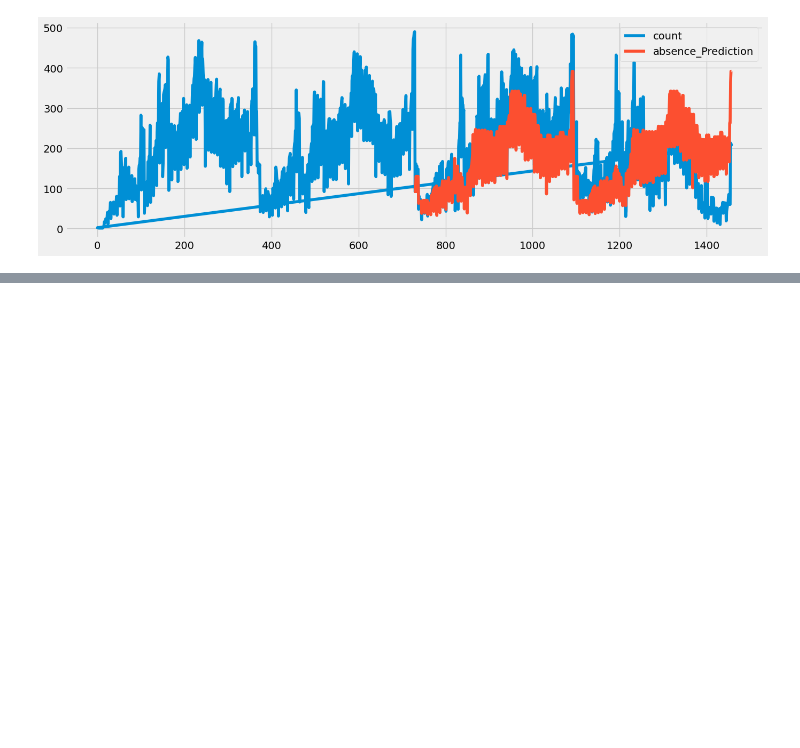
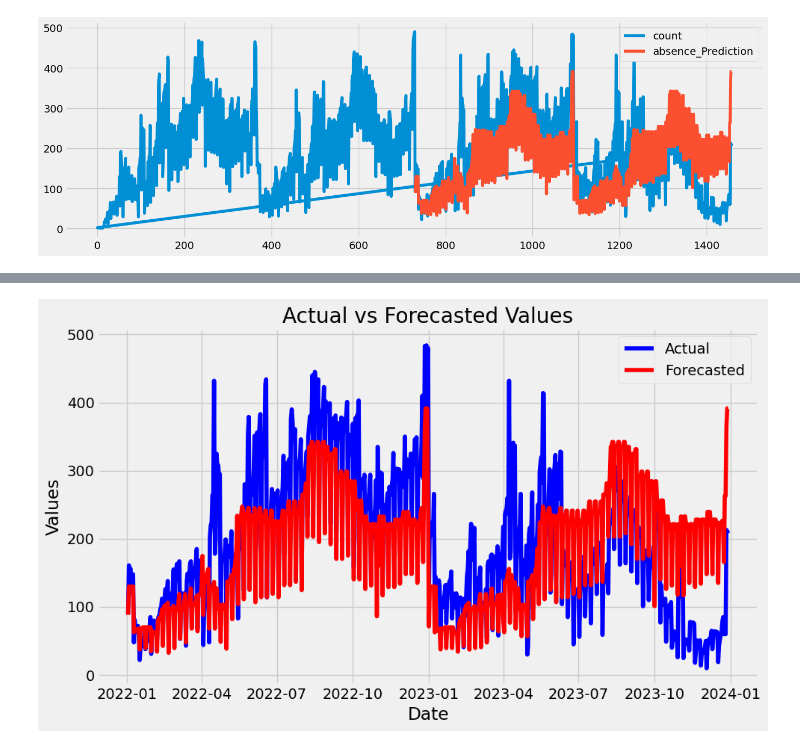
Before and after one commit to SimonUnterlugauer/mainpost_backend, a Jupyter notebook: app/notebooks/Jakob/xgboost.ipynb, the cells around one changed output, grey strips where cells are left out. Drawn from its saved outputs; the diff is of its cells as text; code cells hidden in the pictures; blank space fills up the shorter version.

```diff
--- a/app/notebooks/Jakob/xgboost.ipynb
+++ b/app/notebooks/Jakob/xgboost.ipynb
@@ -143,0 +171,24 @@ plot = plt.suptitle('January 2015 Forecast vs Actuals')
+# %%
+# Train the XGBoost model
+reg = xgb.XGBRegressor(n_estimators=1000)
+reg.fit(X_train, y_train,
+        eval_set=[(X_train, y_train), (X_test, y_test)],
+        early_stopping_rounds=50,
+        verbose=False)
+
+# Make predictions on the test data
+y_pred = reg.predict(X_test)
+
+# Plot the actual and forecasted values in one line graph
+plt.figure(figsize=(10, 6))
+plt.plot(ab_test['date'], y_test, label='Actual', color='blue')
+plt.plot(ab_test['date'], ab_test['absence_Prediction'], label='Forecasted', color='red')
+
+plt.xlabel('Date')
+plt.ylabel('Values')
+plt.title('Actual vs Forecasted Values')
+plt.legend()
+plt.tight_layout()
+plt.show()
+# %% [output]
+[figure, added]
```
Also changed, not shown: parts of 3 cells of this notebook.
